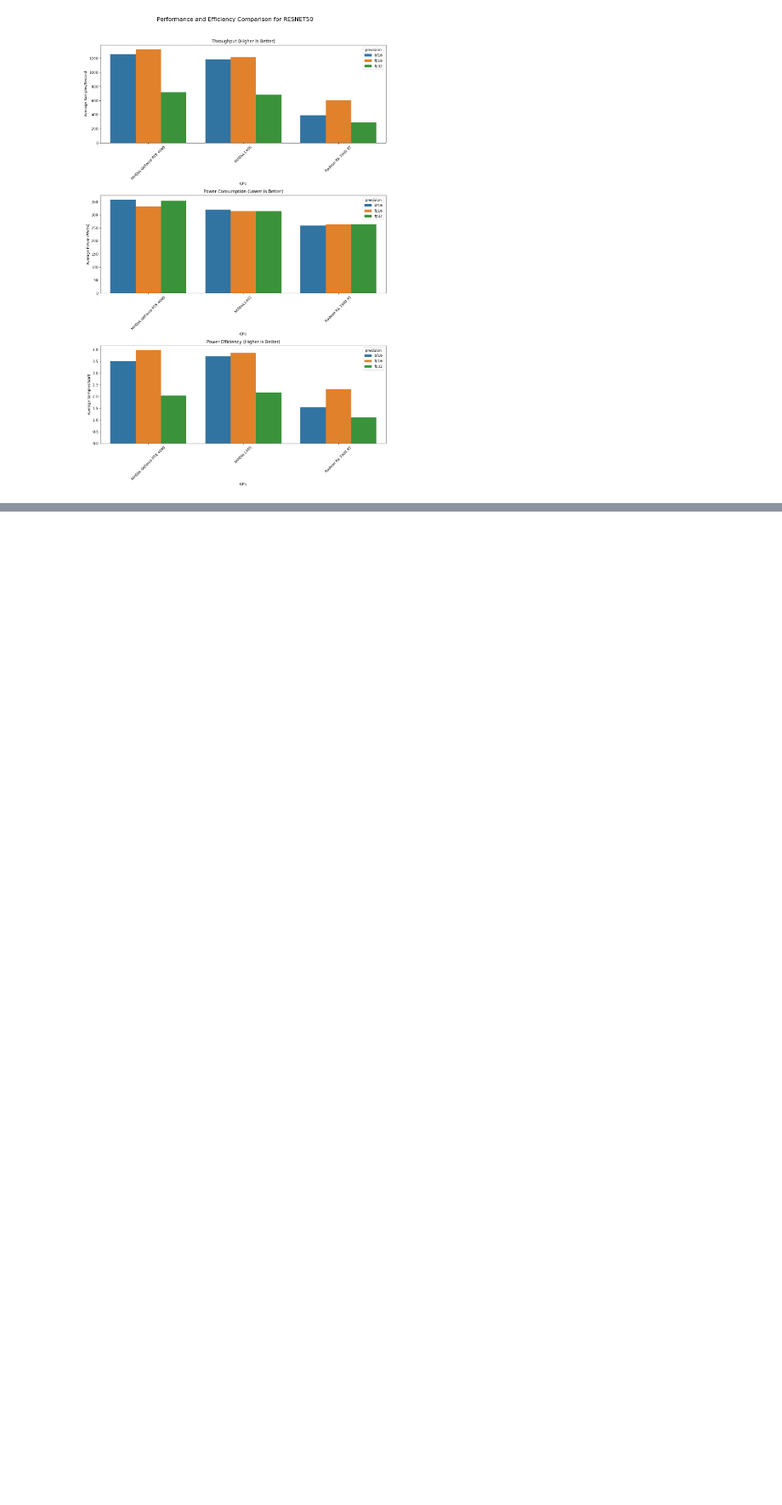
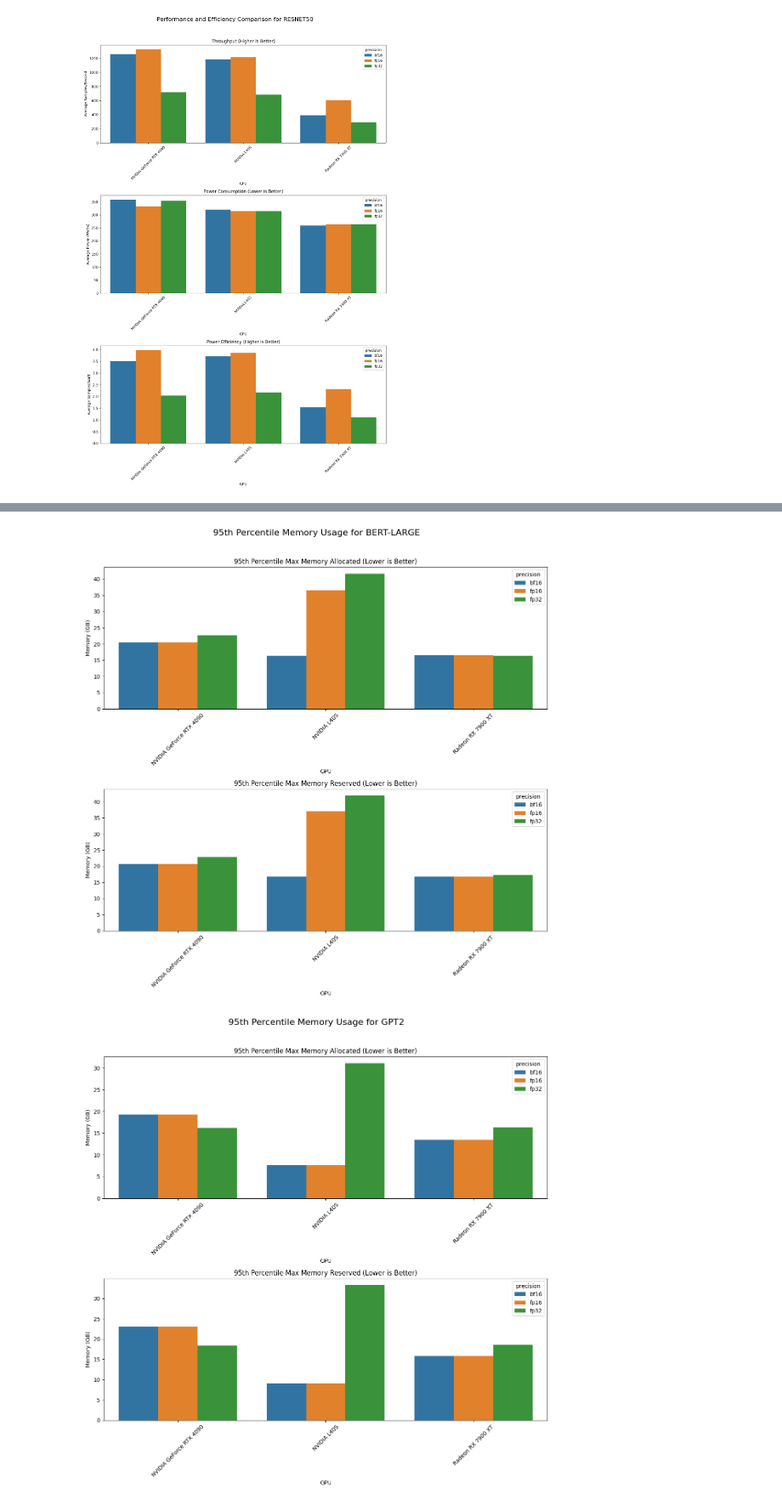
Before and after one commit to henriqueutzig/tcc_mixed_precision, a Jupyter notebook: train_exp_results/analyse_train_data.ipynb, the cells around one changed output, grey strips where cells are left out. Shown at 85% size. Drawn from its saved outputs; the diff is of its cells as text; code cells hidden in the pictures; blank space fills up the shorter version.

```diff
--- a/train_exp_results/analyse_train_data.ipynb
+++ b/train_exp_results/analyse_train_data.ipynb
@@ -134,0 +243,39 @@ for model_name in models:
+# %%
+# Now let's plot the 95th percentile for a more robust comparison against outliers
+memory_analysis_p95 = df_analysis.groupby(['gpu_name', 'model', 'precision']).agg(
+    p95_max_mem_alloc_bytes=('max_mem_alloc_bytes', lambda x: x.quantile(0.95)),
+    p95_max_mem_reserved_bytes=('max_mem_reserved_bytes', lambda x: x.quantile(0.95))
+).reset_index()
+
+# Convert byte values to gigabytes (GB)
+memory_analysis_p95['p95_max_mem_alloc_gb'] = (memory_analysis_p95['p95_max_mem_alloc_bytes'] / (1024**3)).round(2)
+memory_analysis_p95['p95_max_mem_reserved_gb'] = (memory_analysis_p95['p95_max_mem_reserved_bytes'] / (1024**3)).round(2)
+
+for model_name in models:
+    # Filter data for the current model
+    model_data_p95 = memory_analysis_p95[memory_analysis_p95['model'] == model_name]
+
+    # Create a figure with 2 subplots
+    fig, axes = plt.subplots(2, 1, figsize=(12, 12))
+    fig.suptitle(f'95th Percentile Memory Usage for {model_name.upper()}', fontsize=16, y=1.0)
+
+    # Plot 1: 95th Percentile Maximum Memory Allocated
+    sns.barplot(data=model_data_p95, x='gpu_name', y='p95_max_mem_alloc_gb', hue='precision', ax=axes[0])
+    axes[0].set_title('95th Percentile Max Memory Allocated (Lower is Better)')
+    axes[0].set_ylabel('Memory (GB)')
+    axes[0].set_xlabel('GPU')
+    axes[0].tick_params(axis='x', rotation=45)
+
+    # Plot 2: 95th Percentile Maximum Memory Reserved
+    sns.barplot(data=model_data_p95, x='gpu_name', y='p95_max_mem_reserved_gb', hue='precision', ax=axes[1])
+    axes[1].set_title('95th Percentile Max Memory Reserved (Lower is Better)')
+    axes[1].set_ylabel('Memory (GB)')
+    axes[1].set_xlabel('GPU')
+    axes[1].tick_params(axis='x', rotation=45)
+
+    # Adjust layout and display the plots
+    plt.tight_layout(rect=[0, 0, 1, 0.98])
+    plt.show()
+# %% [output]
+[figure, added]
+[figure, added]
```
Also changed, not shown: parts of 3 cells of this notebook.
